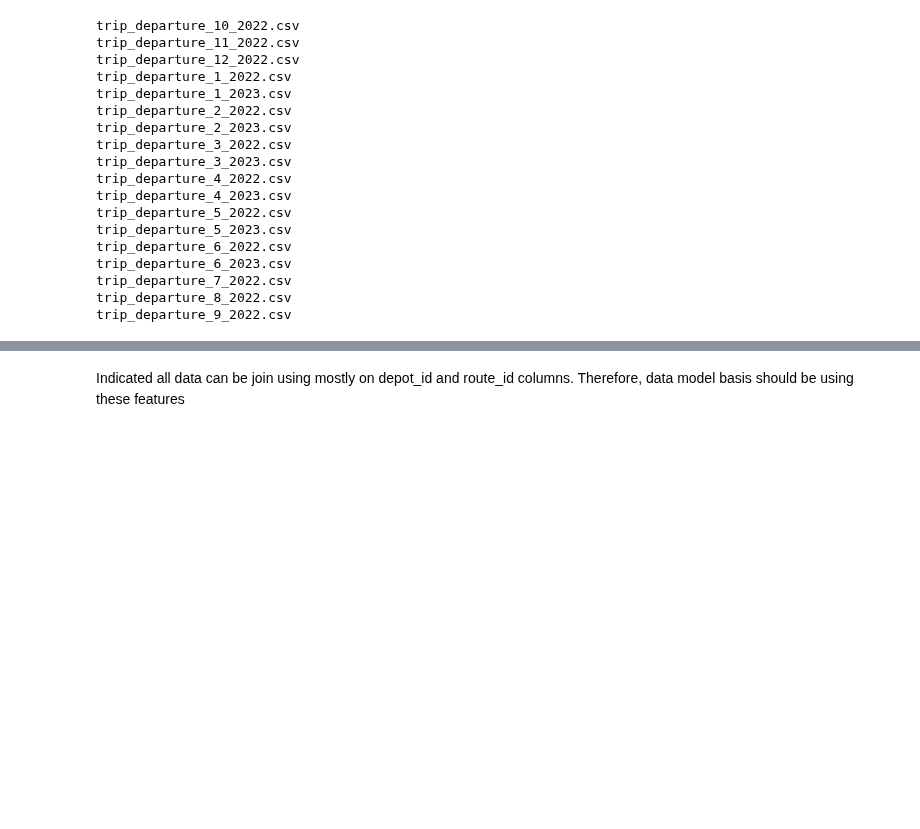
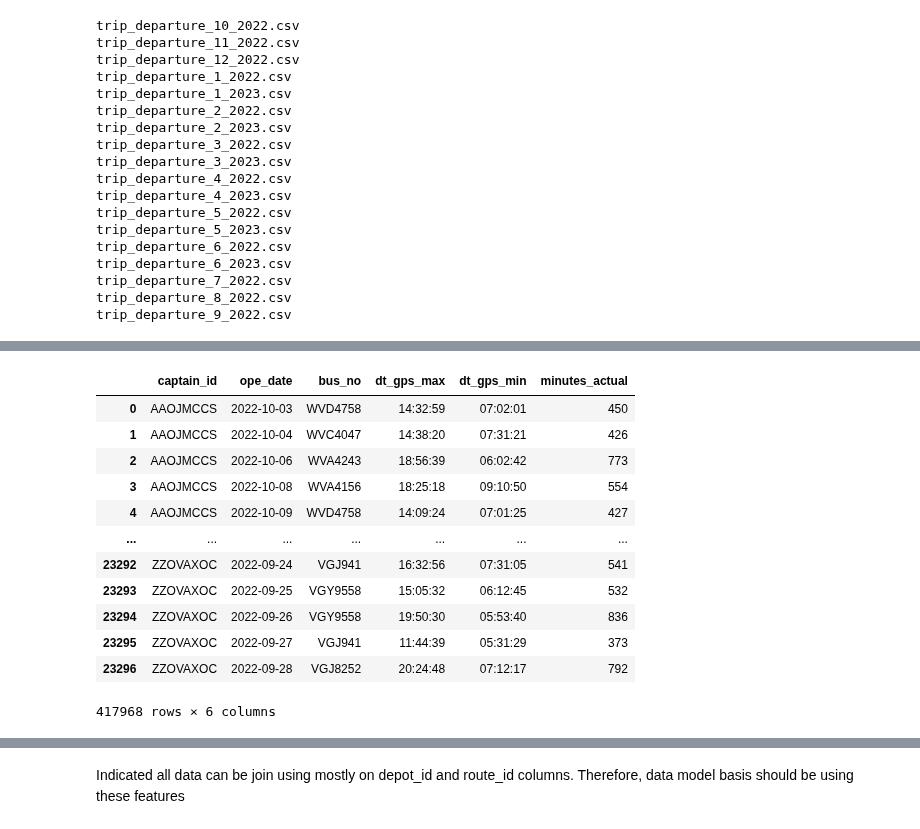
Before and after one commit to izardy/myrapid-backend, a Jupyter notebook: etl/sandbox.ipynb, the cells around one changed output, grey strips where cells are left out. Drawn from its saved outputs; the diff is of its cells as text; code cells hidden in the pictures; blank space fills up the shorter version.

```diff
--- a/etl/sandbox.ipynb
+++ b/etl/sandbox.ipynb
@@ -294,3 +294,25 @@ trip_departure_6_2023.csv
 trip_departure_7_2022.csv
 trip_departure_8_2022.csv
 trip_departure_9_2022.csv
+# %%
+import os
+td_files=os.listdir ('../data/trip_departure/')[1:]
+df=pd.DataFrame()
+for td_file in td_files:
+    print(td_file)
+    td=pd.read_csv('../data/trip_departure/'+td_file)[['ope_date','captain_id','dt_gps','bus_no']]
+    td['dt_gps']=pd.to_datetime(td['dt_gps'])
+    td=td.groupby(['captain_id','ope_date','bus_no']).agg({'dt_gps':['max','min']}).add_prefix('dt_gps_').reset_index()
+    df=pd.concat([df,td])
+    df=df.drop_duplicates()
+
+df.columns=df.columns.droplevel()
+df.columns=['captain_id','ope_date','bus_no','dt_gps_max','dt_gps_min']
+
+df['minutes_actual']=(df['dt_gps_max']-df['dt_gps_min']).astype(str).str[-8:].str[:2].astype(int)*60+\
+                        (df['dt_gps_max']-df['dt_gps_min']).astype(str).str[-8:].str[3:-3].astype(int)
+
+df['dt_gps_max']=df['dt_gps_max'].dt.time
+df['dt_gps_min']=df['dt_gps_min'].dt.time
+
+df.to_csv('../data/trip_departure/processed/captTrip.csv',index=False)
@@ -296,0 +338,16 @@ trip_departure_9_2022.csv
+# %%
+df
+# %% [output]
+|  | captain_id | ope_date | bus_no | dt_gps_max | dt_gps_min | minutes_actual |
+| 0 | AAOJMCCS | 2022-10-03 | WVD4758 | 14:32:59 | 07:02:01 | 450 |
+| 1 | AAOJMCCS | 2022-10-04 | WVC4047 | 14:38:20 | 07:31:21 | 426 |
+| 2 | AAOJMCCS | 2022-10-06 | WVA4243 | 18:56:39 | 06:02:42 | 773 |
+| 3 | AAOJMCCS | 2022-10-08 | WVA4156 | 18:25:18 | 09:10:50 | 554 |
+| 4 | AAOJMCCS | 2022-10-09 | WVD4758 | 14:09:24 | 07:01:25 | 427 |
+| ... | ... | ... | ... | ... | ... | ... |
+| 23292 | ZZOVAXOC | 2022-09-24 | VGJ941 | 16:32:56 | 07:31:05 | 541 |
+| 23293 | ZZOVAXOC | 2022-09-25 | VGY9558 | 15:05:32 | 06:12:45 | 532 |
+| 23294 | ZZOVAXOC | 2022-09-26 | VGY9558 | 19:50:30 | 05:53:40 | 836 |
+| 23295 | ZZOVAXOC | 2022-09-27 | VGJ941 | 11:44:39 | 05:31:29 | 373 |
+| 23296 | ZZOVAXOC | 2022-09-28 | VGJ8252 | 20:24:48 | 07:12:17 | 792 |
+417968 rows × 6 columns
```
Also changed, not shown: parts of 8 cells of this notebook, 3 other files.
